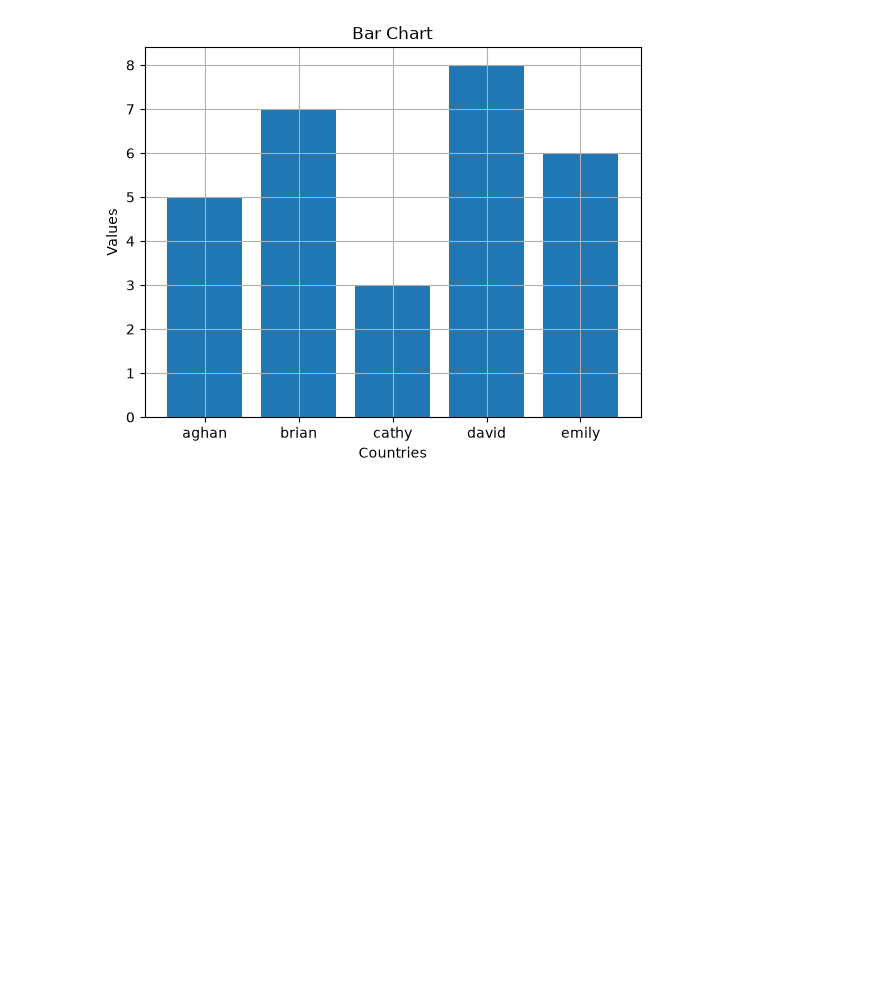
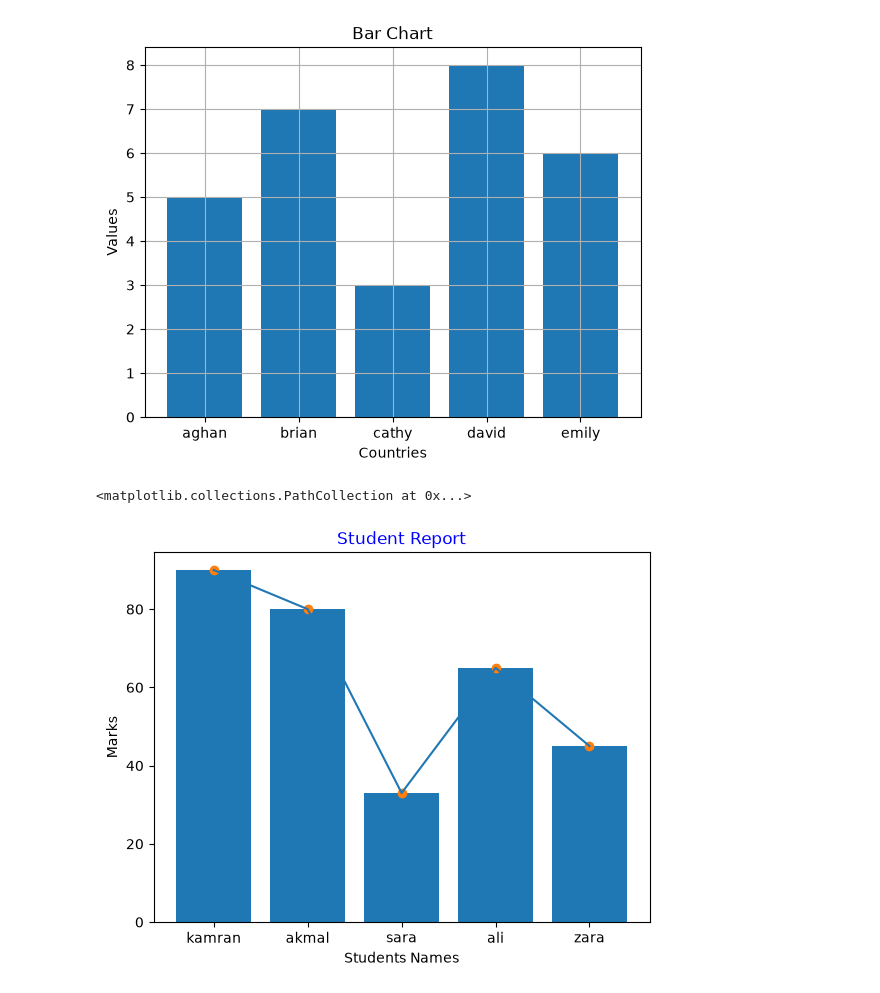
Before and after one commit to akmal-05/101-Python-for-Data-Science, a Jupyter notebook: D16_Matplotlib.ipynb, the cells around one changed output. Drawn from its saved outputs; the diff is of its cells as text; code cells hidden in the pictures; blank space fills up the shorter version.

```diff
--- a/D16_Matplotlib.ipynb
+++ b/D16_Matplotlib.ipynb
@@ -36,3 +36,16 @@ plt.grid()
 plt.show()
 # %% [output]
 [figure]
+# %%
+std_name=["kamran","akmal","sara","ali","zara"]
+std_marks=[90,80,33,65,45]
+
+plt.xlabel("Students Names")
+plt.ylabel("Marks")
+plt.title("Student Report", color="blue")
+plt.plot(std_name,std_marks)
+plt.bar(std_name,std_marks)
+plt.scatter(std_name,std_marks)
+# %% [output]
+<matplotlib.collections.PathCollection at 0x...>
+[figure, added]
```
Also changed, not shown: parts of 4 cells of this notebook.
